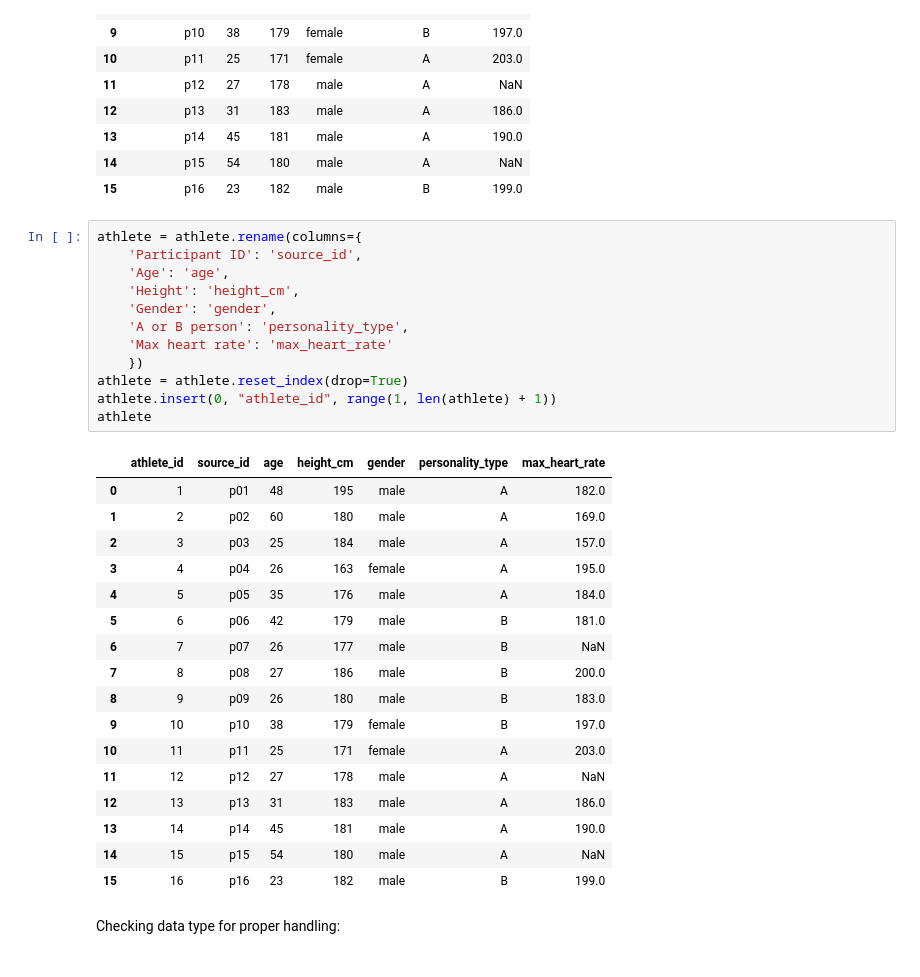
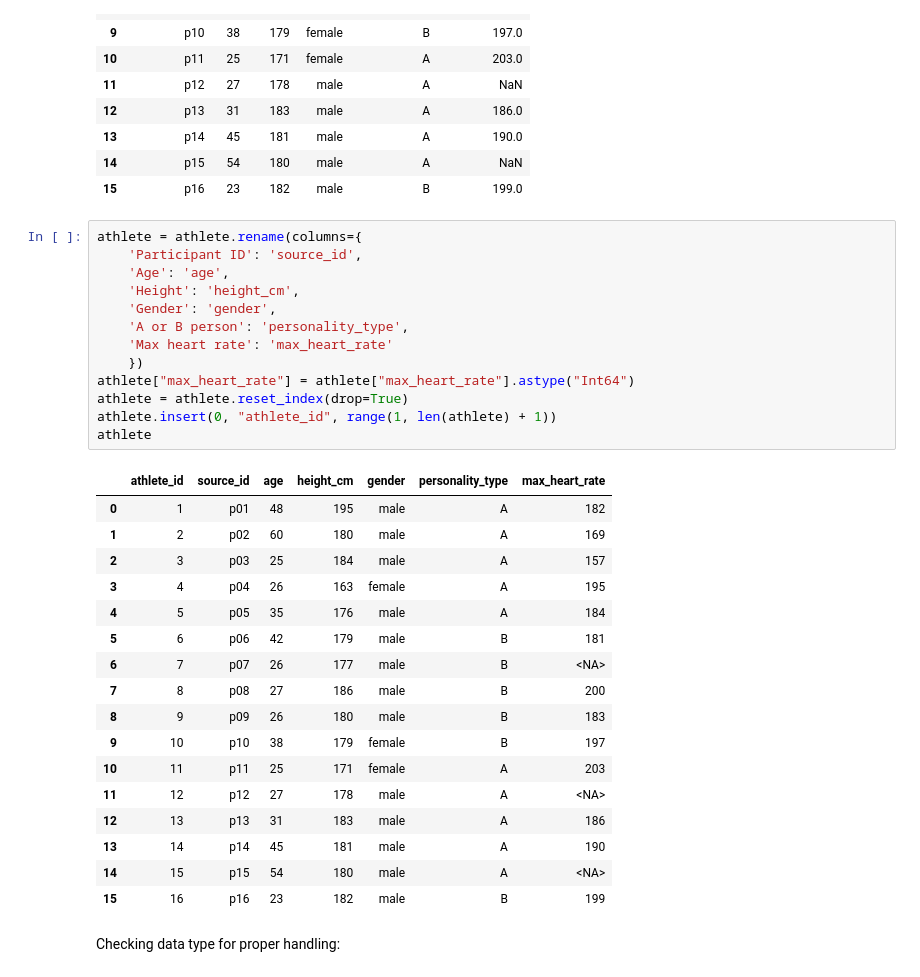
Before and after one commit to vish-mandalika/sql-pipeline-athletic-performance, a Jupyter notebook: etl.ipynb, the cells around one changed output. Cells and saved outputs as stored; diff of their text form.

```diff
--- a/etl.ipynb
+++ b/etl.ipynb
@@ -660,33 +660,34 @@ athlete
 # %%
 athlete = athlete.rename(columns={
     'Participant ID': 'source_id',
     'Age': 'age',
     'Height': 'height_cm',
     'Gender': 'gender',
     'A or B person': 'personality_type',
     'Max heart rate': 'max_heart_rate'
     })
+athlete["max_heart_rate"] = athlete["max_heart_rate"].astype("Int64")
 athlete = athlete.reset_index(drop=True)
 athlete.insert(0, "athlete_id", range(1, len(athlete) + 1))
 athlete
 # %% [output]
 |  | athlete_id | source_id | age | height_cm | gender | personality_type | max_heart_rate |
-| 0 | 1 | p01 | 48 | 195 | male | A | 182.0 |
-| 1 | 2 | p02 | 60 | 180 | male | A | 169.0 |
-| 2 | 3 | p03 | 25 | 184 | male | A | 157.0 |
-| 3 | 4 | p04 | 26 | 163 | female | A | 195.0 |
-| 4 | 5 | p05 | 35 | 176 | male | A | 184.0 |
-| 5 | 6 | p06 | 42 | 179 | male | B | 181.0 |
-| 6 | 7 | p07 | 26 | 177 | male | B | NaN |
-| 7 | 8 | p08 | 27 | 186 | male | B | 200.0 |
-| 8 | 9 | p09 | 26 | 180 | male | B | 183.0 |
-| 9 | 10 | p10 | 38 | 179 | female | B | 197.0 |
-| 10 | 11 | p11 | 25 | 171 | female | A | 203.0 |
-| 11 | 12 | p12 | 27 | 178 | male | A | NaN |
-| 12 | 13 | p13 | 31 | 183 | male | A | 186.0 |
-| 13 | 14 | p14 | 45 | 181 | male | A | 190.0 |
-| 14 | 15 | p15 | 54 | 180 | male | A | NaN |
-| 15 | 16 | p16 | 23 | 182 | male | B | 199.0 |
+| 0 | 1 | p01 | 48 | 195 | male | A | 182 |
+| 1 | 2 | p02 | 60 | 180 | male | A | 169 |
+| 2 | 3 | p03 | 25 | 184 | male | A | 157 |
+| 3 | 4 | p04 | 26 | 163 | female | A | 195 |
+| 4 | 5 | p05 | 35 | 176 | male | A | 184 |
+| 5 | 6 | p06 | 42 | 179 | male | B | 181 |
+| 6 | 7 | p07 | 26 | 177 | male | B | <NA> |
+| 7 | 8 | p08 | 27 | 186 | male | B | 200 |
+| 8 | 9 | p09 | 26 | 180 | male | B | 183 |
+| 9 | 10 | p10 | 38 | 179 | female | B | 197 |
+| 10 | 11 | p11 | 25 | 171 | female | A | 203 |
+| 11 | 12 | p12 | 27 | 178 | male | A | <NA> |
+| 12 | 13 | p13 | 31 | 183 | male | A | 186 |
+| 13 | 14 | p14 | 45 | 181 | male | A | 190 |
+| 14 | 15 | p15 | 54 | 180 | male | A | <NA> |
+| 15 | 16 | p16 | 23 | 182 | male | B | 199 |
 # %% [markdown]
 Checking data type for proper handling:
 # %%
```
Also changed, not shown: parts of 26 cells of this notebook, 2 other files.
